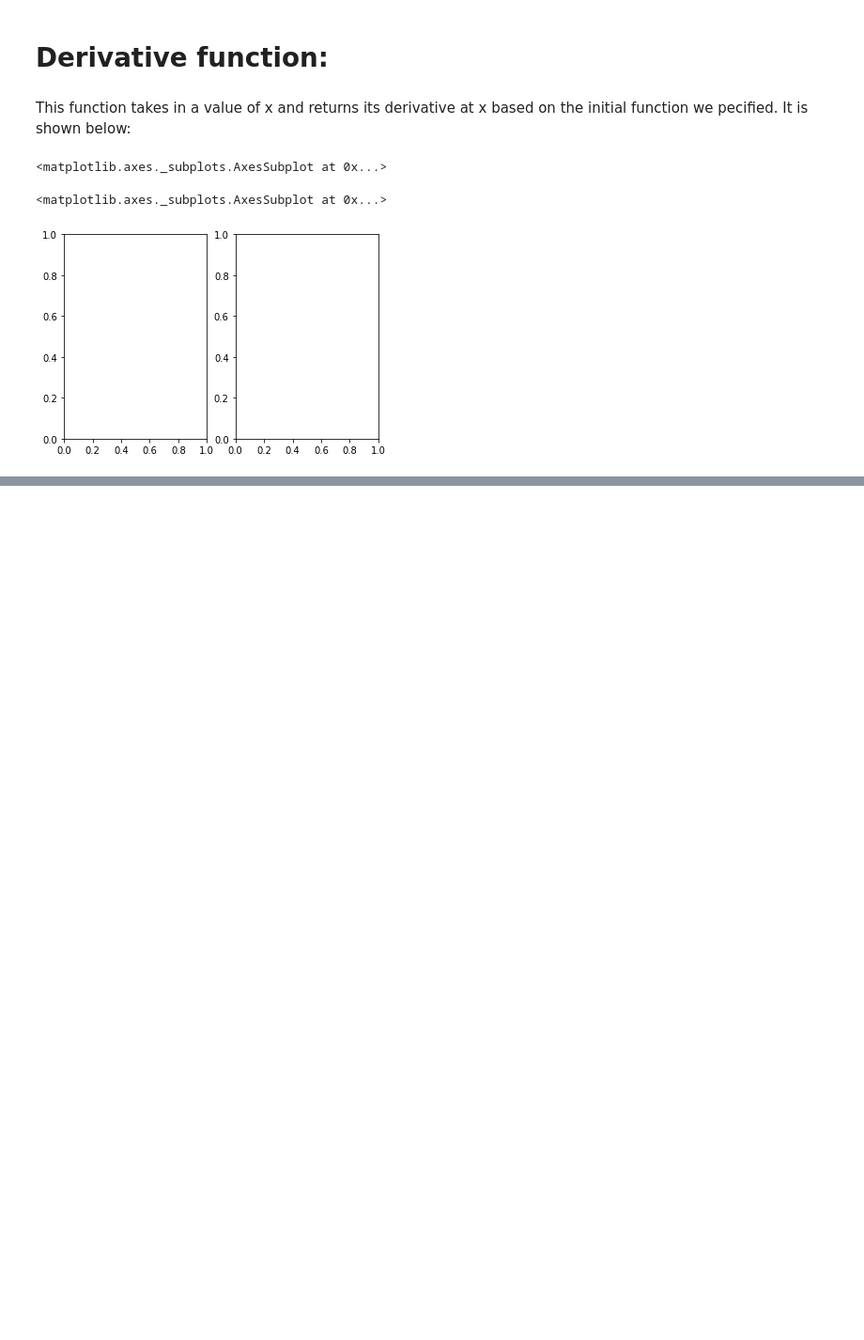
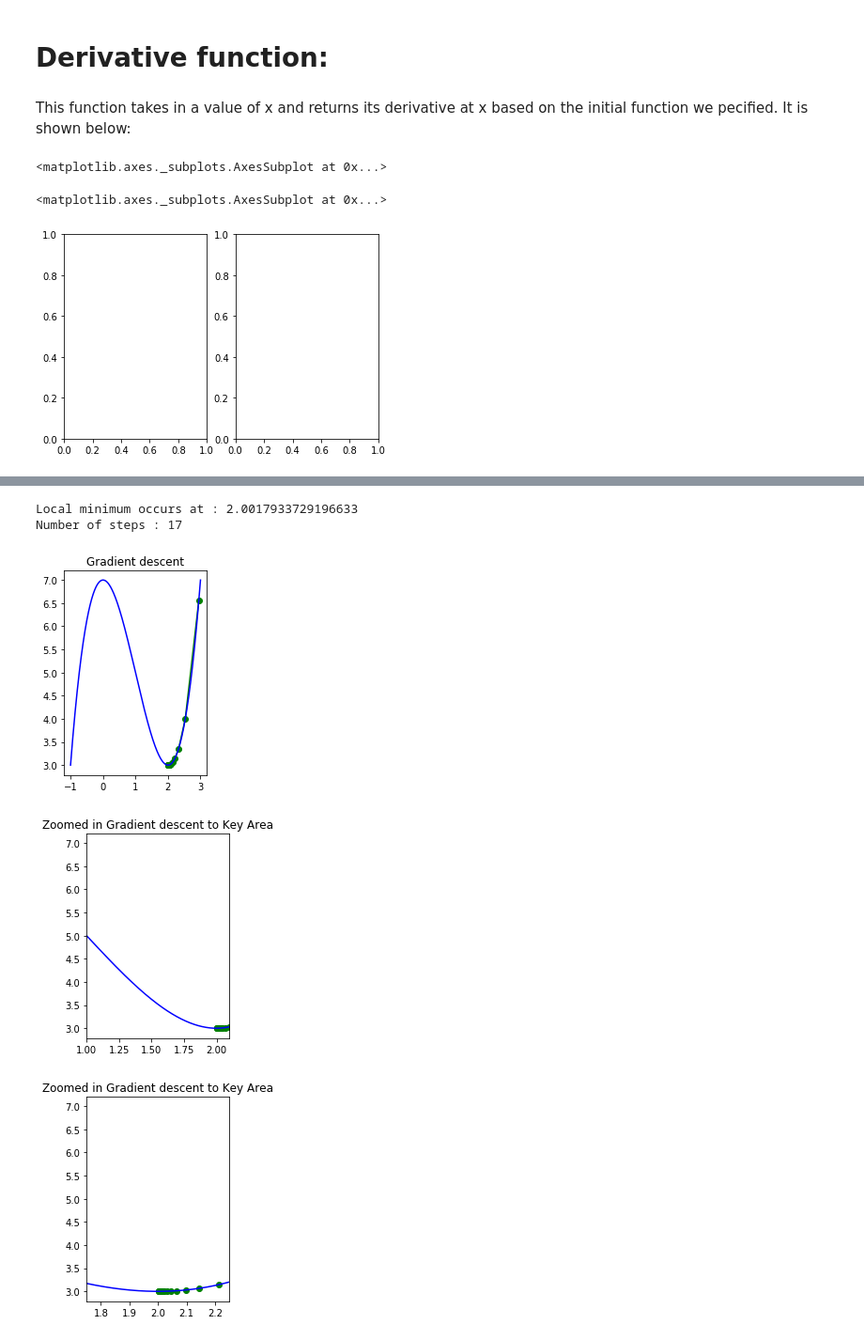
Before and after one commit to ManjeetRaj/Implementation-of-Gradient-Descent-in-Python, a Jupyter notebook: Gradient-Descent.ipynb, the cells around one changed output, grey strips where cells are left out. Shown: that part at 94% size. Saved outputs shown, nothing was run; the diff lists cells and outputs as text; code cells hidden in the pictures; blank space fills up the shorter version.

```diff
--- a/Gradient-Descent.ipynb
+++ b/Gradient-Descent.ipynb
@@ -130,0 +139,8 @@ Number of steps : 25
+# %%
+step(2.95, 0, 0.001,0.05)
+# %% [output]
+Local minimum occurs at : 2.0017933729196633
+Number of steps : 17
+[figure, added]
+[figure, added]
+[figure, added]
```
Also changed, not shown: parts of 10 cells of this notebook.
